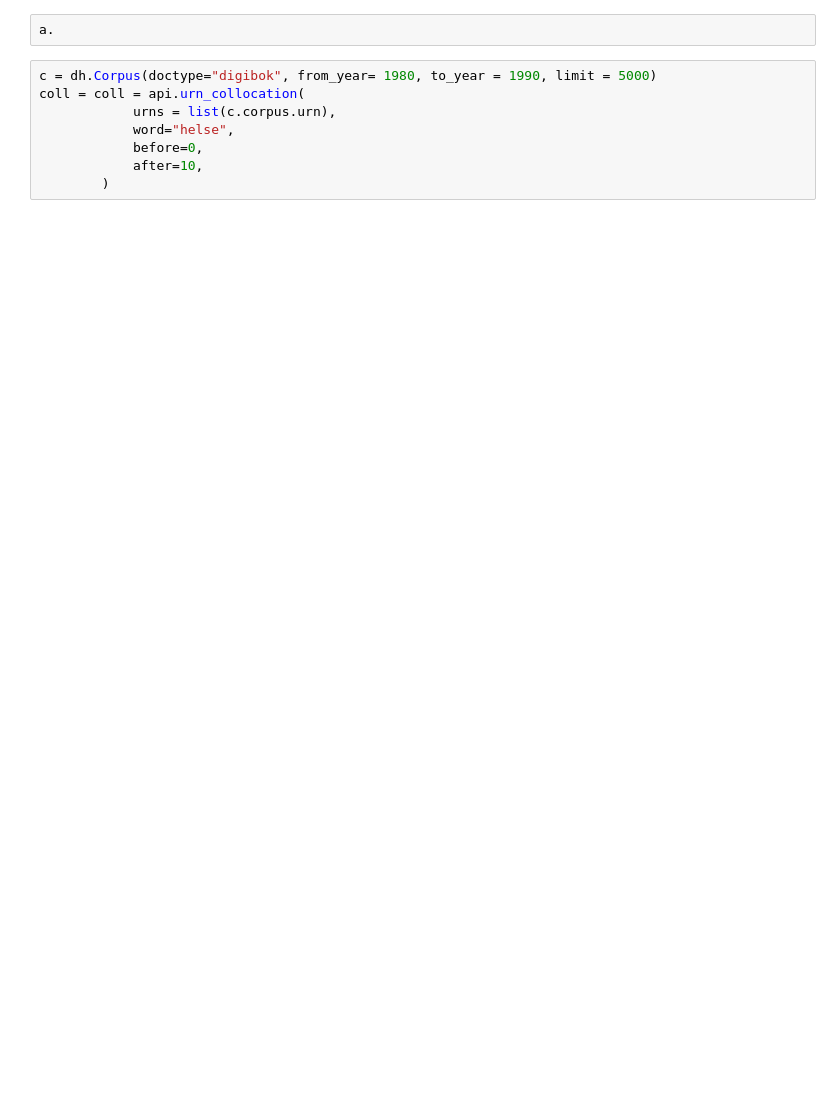
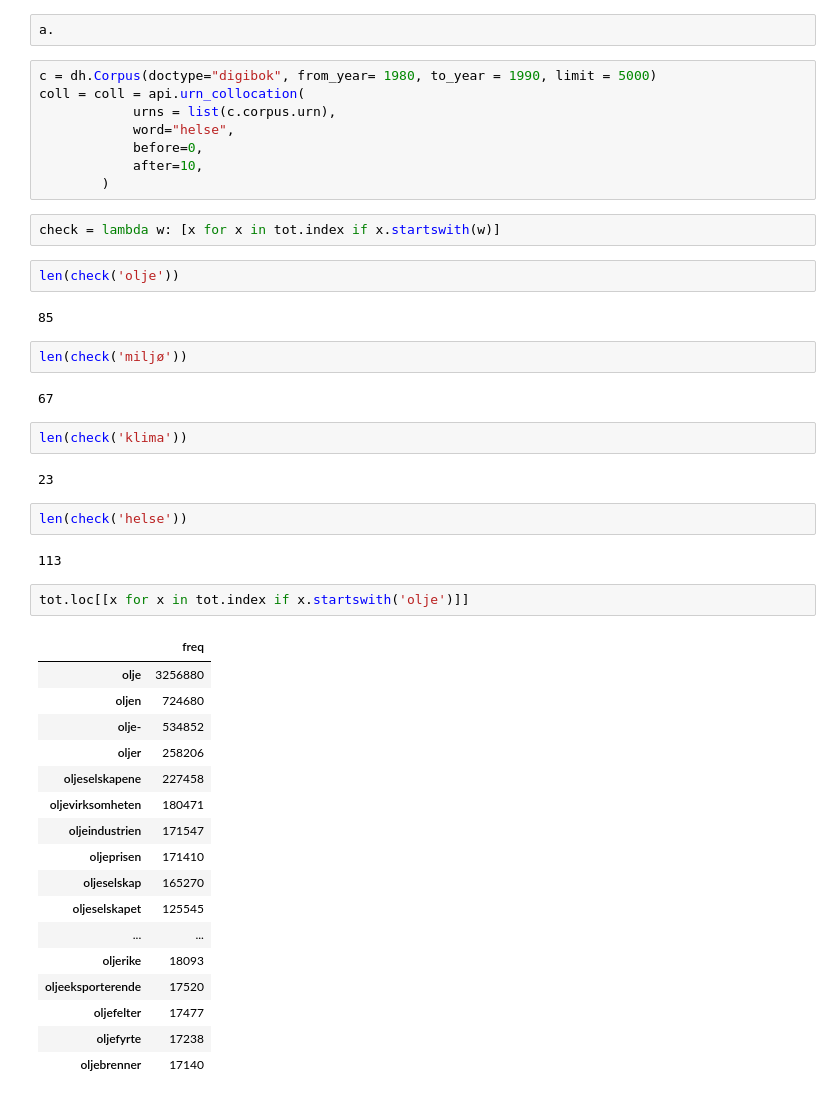
Before and after one commit to Yoonsen/Serie112, a Jupyter notebook: fredag20okt.ipynb, the cells around one changed output. Saved outputs shown, nothing was run; the diff lists cells and outputs as text; blank space fills up the shorter version.

```diff
--- a/fredag20okt.ipynb
+++ b/fredag20okt.ipynb
@@ -127,3 +155,41 @@ coll = coll = api.urn_collocation(
             before=0,
             after=10,
         )
+# %%
+check = lambda w: [x for x in tot.index if x.startswith(w)]
+# %%
+len(check('olje'))
+# %% [output]
+85
+# %%
+len(check('miljø'))
+# %% [output]
+67
+# %%
+len(check('klima'))
+# %% [output]
+23
+# %%
+len(check('helse'))
+# %% [output]
+113
+# %%
+tot.loc[[x for x in tot.index if x.startswith('olje')]]
+# %% [output]
+|  | freq |
+| olje | 3256880 |
+| oljen | 724680 |
+| olje- | 534852 |
+| oljer | 258206 |
+| oljeselskapene | 227458 |
+| oljevirksomheten | 180471 |
+| oljeindustrien | 171547 |
+| oljeprisen | 171410 |
+| oljeselskap | 165270 |
+| oljeselskapet | 125545 |
+| ... | ... |
+| oljerike | 18093 |
+| oljeeksporterende | 17520 |
+| oljefelter | 17477 |
+| oljefyrte | 17238 |
+| oljebrenner | 17140 |
```
Also changed, not shown: parts of 13 cells of this notebook.
